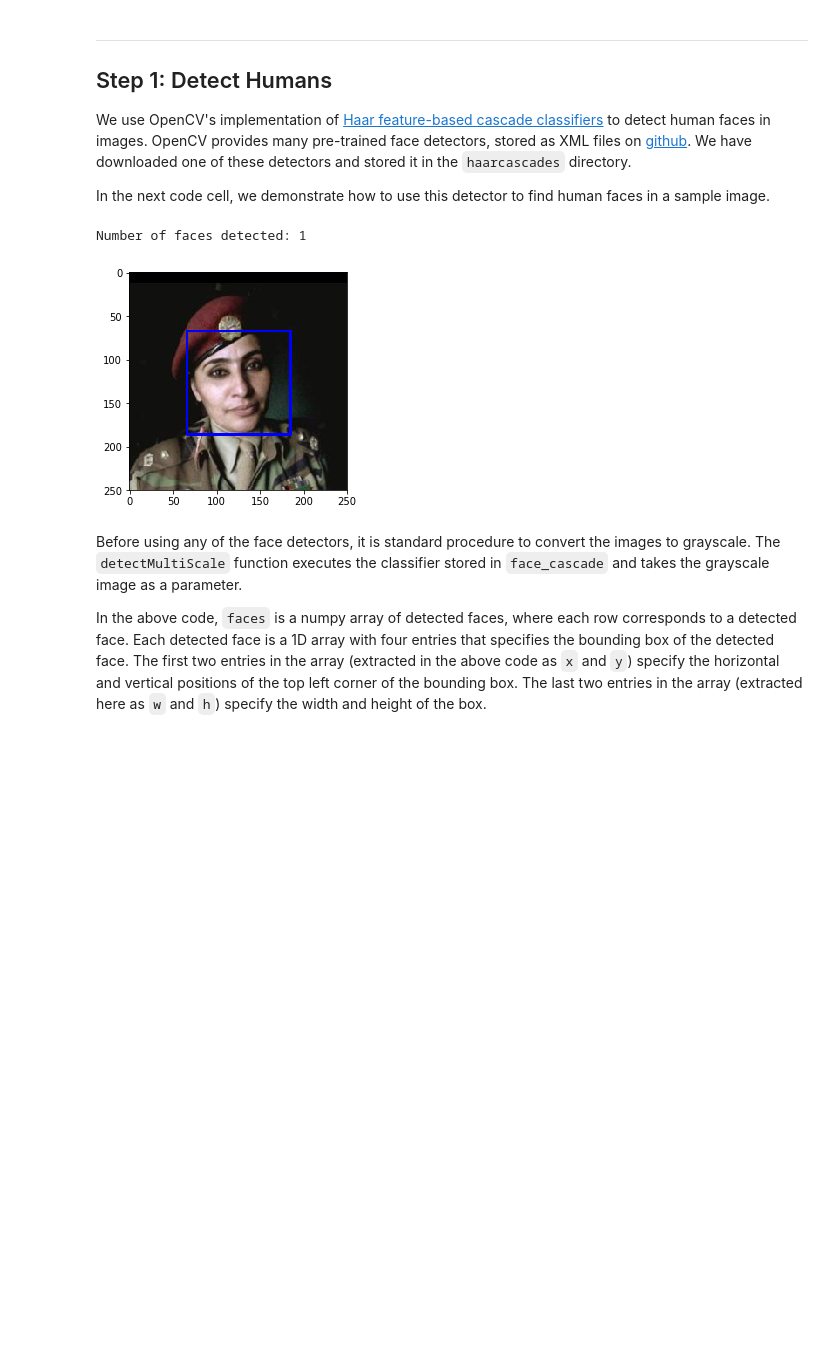
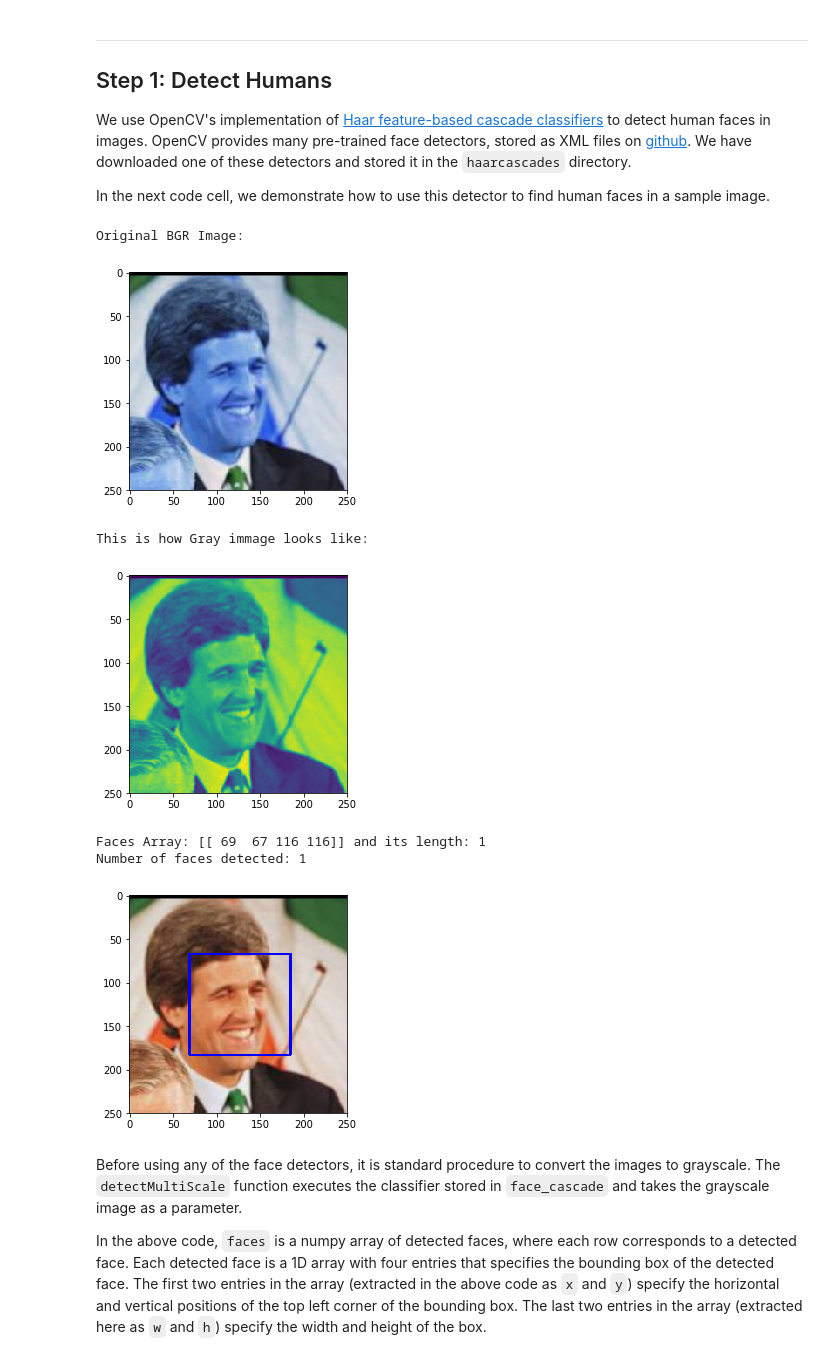
Before and after one commit to manish310/Dog-Breed-Classifier--Deep-Learning-Project, a Jupyter notebook: dog_app.ipynb, the cells around one changed output. Cells and saved outputs as stored; diff of their text form; code cells hidden in the pictures; blank space fills up the shorter version.

```diff
--- a/dog_app.ipynb
+++ b/dog_app.ipynb
@@ -112,36 +119,48 @@ In the next code cell, we demonstrate how to use this detector to find human fac
 # %%
 import cv2
 import matplotlib.pyplot as plt
 %matplotlib inline
 
 # extract pre-trained face detector
 face_cascade = cv2.CascadeClassifier('haarcascades/haarcascade_frontalface_alt.xml')
 
 # load color (BGR) image
-img = cv2.imread(human_files[3])
+img = cv2.imread(human_files[50])
+
+print("Original BGR Image:")
+plt.imshow(img)
+plt.show()
 # convert BGR image to grayscale
 gray = cv2.cvtColor(img, cv2.COLOR_BGR2GRAY)
 
+print("This is how Gray immage looks like:")
+plt.imshow(gray)
+plt.show()
 # find faces in image
 faces = face_cascade.detectMultiScale(gray)
-
+print("Faces Array: {} and its length: {}".format(faces,len(faces)))
 # print number of faces detected in the image
 print('Number of faces detected:', len(faces))
 
 # get bounding box for each detected face
 for (x,y,w,h) in faces:
     # add bounding box to color image
     cv2.rectangle(img,(x,y),(x+w,y+h),(255,0,0),2)
 
 # convert BGR image to RGB for plotting
 cv_rgb = cv2.cvtColor(img, cv2.COLOR_BGR2RGB)
 
 # display the image, along with bounding box
 plt.imshow(cv_rgb)
 plt.show()
 # %% [output]
-Number of faces detected: 1
+Original BGR Image:
-[figure, old version]
+[figure, new version]
+This is how Gray immage looks like:
+[figure, added]
+Faces Array: [[ 69  67 116 116]] and its length: 1
+Number of faces detected: 1
+[figure, added]
 # %% [markdown]
 Before using any of the face detectors, it is standard procedure to convert the images to grayscale.  The `detectMultiScale` function executes the classifier stored in `face_cascade` and takes the grayscale image as a parameter.
 
```
Also changed, not shown: parts of 20 cells of this notebook.
